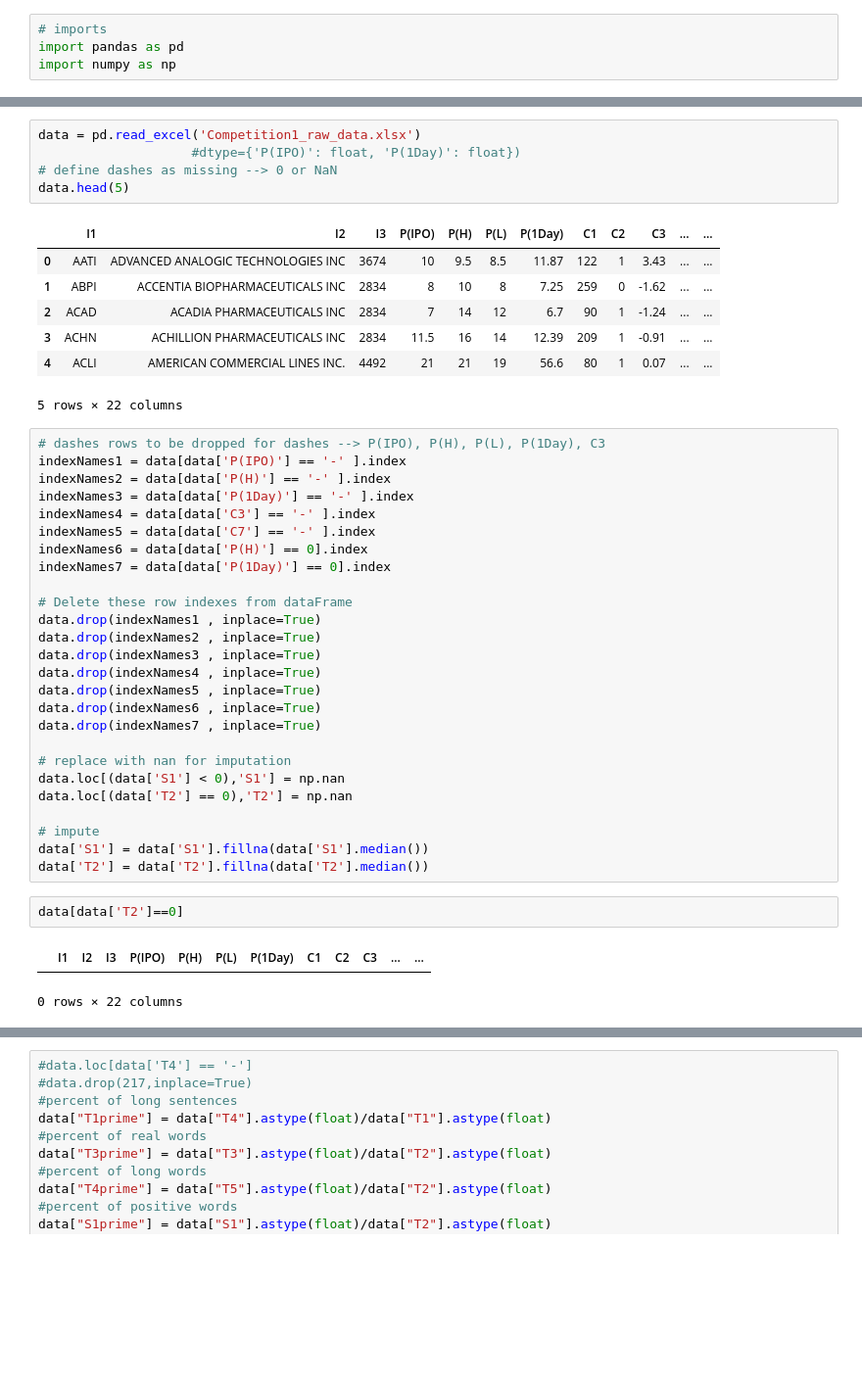
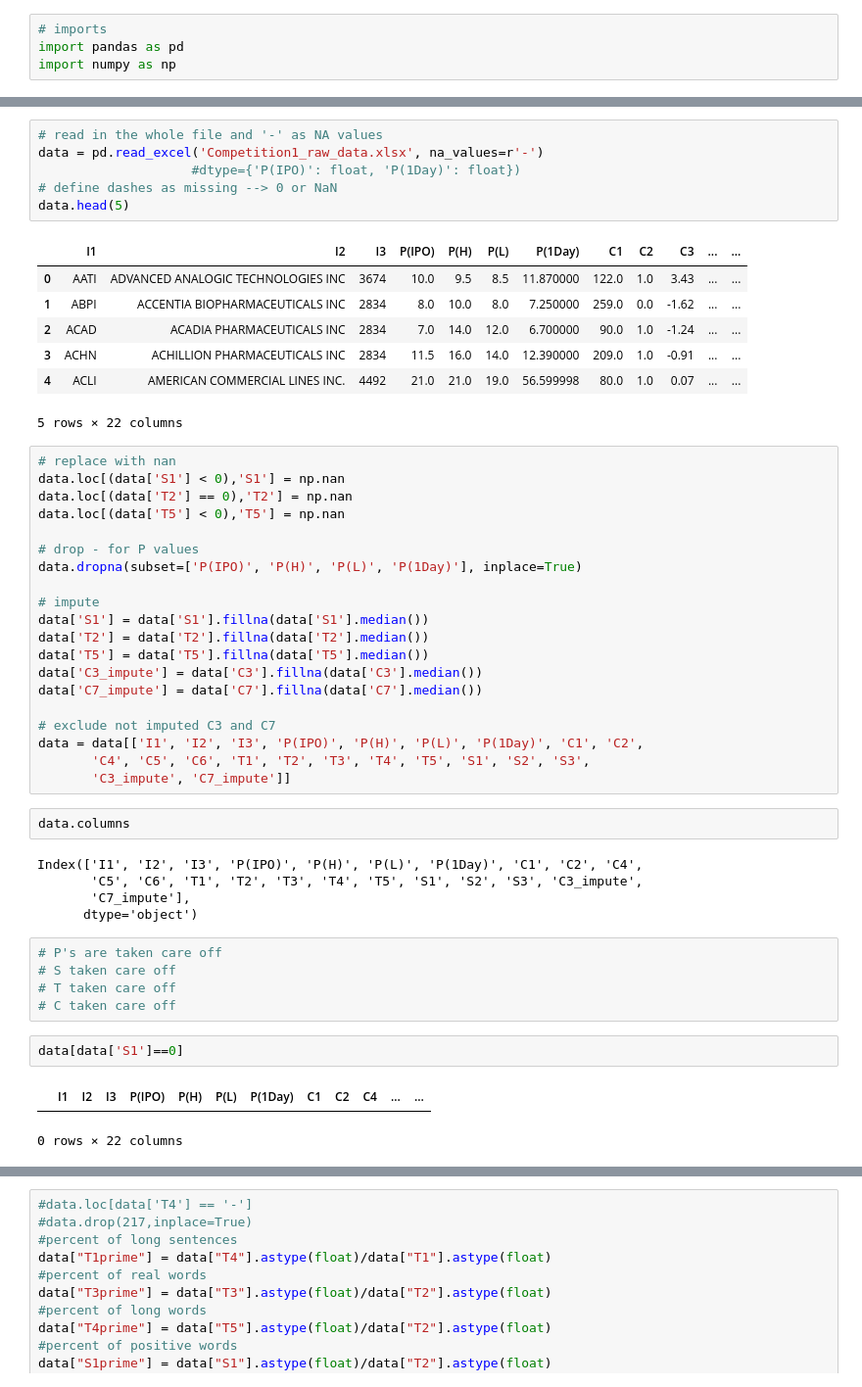
Before and after one commit to fairfield-university-ba545/project1-mem, a Jupyter notebook: ERIK_TEST.ipynb, the cells around one changed output, grey strips where cells are left out. Shown at 98% size. Saved outputs shown, nothing was run; the diff lists cells and outputs as text; blank space fills up the shorter version.

```diff
--- a/ERIK_TEST.ipynb
+++ b/ERIK_TEST.ipynb
@@ -5,44 +15,51 @@ import numpy as np
 # %%
-data = pd.read_excel('Competition1_raw_data.xlsx')
+# read in the whole file and '-' as NA values
+data = pd.read_excel('Competition1_raw_data.xlsx', na_values=r'-')
                     #dtype={'P(IPO)': float, 'P(1Day)': float})
 # define dashes as missing --> 0 or NaN
 data.head(5)
 # %% [output]
 |  | I1 | I2 | I3 | P(IPO) | P(H) | P(L) | P(1Day) | C1 | C2 | C3 | ... | ... |
-| 0 | AATI | ADVANCED ANALOGIC TECHNOLOGIES INC | 3674 | 10 | 9.5 | 8.5 | 11.87 | 122 | 1 | 3.43 | ... | ... |
-| 1 | ABPI | ACCENTIA BIOPHARMACEUTICALS INC | 2834 | 8 | 10 | 8 | 7.25 | 259 | 0 | -1.62 | ... | ... |
-| 2 | ACAD | ACADIA PHARMACEUTICALS INC | 2834 | 7 | 14 | 12 | 6.7 | 90 | 1 | -1.24 | ... | ... |
-| 3 | ACHN | ACHILLION PHARMACEUTICALS INC | 2834 | 11.5 | 16 | 14 | 12.39 | 209 | 1 | -0.91 | ... | ... |
-| 4 | ACLI | AMERICAN COMMERCIAL LINES INC. | 4492 | 21 | 21 | 19 | 56.6 | 80 | 1 | 0.07 | ... | ... |
+| 0 | AATI | ADVANCED ANALOGIC TECHNOLOGIES INC | 3674 | 10.0 | 9.5 | 8.5 | 11.870000 | 122.0 | 1.0 | 3.43 | ... | ... |
+| 1 | ABPI | ACCENTIA BIOPHARMACEUTICALS INC | 2834 | 8.0 | 10.0 | 8.0 | 7.250000 | 259.0 | 0.0 | -1.62 | ... | ... |
+| 2 | ACAD | ACADIA PHARMACEUTICALS INC | 2834 | 7.0 | 14.0 | 12.0 | 6.700000 | 90.0 | 1.0 | -1.24 | ... | ... |
+| 3 | ACHN | ACHILLION PHARMACEUTICALS INC | 2834 | 11.5 | 16.0 | 14.0 | 12.390000 | 209.0 | 1.0 | -0.91 | ... | ... |
+| 4 | ACLI | AMERICAN COMMERCIAL LINES INC. | 4492 | 21.0 | 21.0 | 19.0 | 56.599998 | 80.0 | 1.0 | 0.07 | ... | ... |
 5 rows × 22 columns
-# %%
-# dashes rows to be dropped for dashes --> P(IPO), P(H), P(L), P(1Day), C3
-indexNames1 = data[data['P(IPO)'] == '-' ].index
-indexNames2 = data[data['P(H)'] == '-' ].index
-indexNames3 = data[data['P(1Day)'] == '-' ].index
-indexNames4 = data[data['C3'] == '-' ].index
-indexNames5 = data[data['C7'] == '-' ].index
-indexNames6 = data[data['P(H)'] == 0].index
-indexNames7 = data[data['P(1Day)'] == 0].index
-
-# Delete these row indexes from dataFrame
-data.drop(indexNames1 , inplace=True)
-data.drop(indexNames2 , inplace=True)
-data.drop(indexNames3 , inplace=True)
-data.drop(indexNames4 , inplace=True)
-data.drop(indexNames5 , inplace=True)
-data.drop(indexNames6 , inplace=True)
-data.drop(indexNames7 , inplace=True)
-
-# replace with nan for imputation
-data.loc[(data['S1'] < 0),'S1'] = np.nan
-data.loc[(data['T2'] == 0),'T2'] = np.nan
-
-# impute
-data['S1'] = data['S1'].fillna(data['S1'].median())
-data['T2'] = data['T2'].fillna(data['T2'].median())
+# %%
+# replace with nan
+data.loc[(data['S1'] < 0),'S1'] = np.nan
+data.loc[(data['T2'] == 0),'T2'] = np.nan
+data.loc[(data['T5'] < 0),'T5'] = np.nan
+
+# drop - for P values
+data.dropna(subset=['P(IPO)', 'P(H)', 'P(L)', 'P(1Day)'], inplace=True)
+
+# impute
+data['S1'] = data['S1'].fillna(data['S1'].median())
+data['T2'] = data['T2'].fillna(data['T2'].median())
+data['T5'] = data['T5'].fillna(data['T5'].median())
+data['C3_impute'] = data['C3'].fillna(data['C3'].median())
+data['C7_impute'] = data['C7'].fillna(data['C7'].median())
+
+# exclude not imputed C3 and C7
+data = data[['I1', 'I2', 'I3', 'P(IPO)', 'P(H)', 'P(L)', 'P(1Day)', 'C1', 'C2',
+       'C4', 'C5', 'C6', 'T1', 'T2', 'T3', 'T4', 'T5', 'S1', 'S2', 'S3',
+       'C3_impute', 'C7_impute']]
+# %%
+data.columns
+# %% [output]
+Index(['I1', 'I2', 'I3', 'P(IPO)', 'P(H)', 'P(L)', 'P(1Day)', 'C1', 'C2', 'C4',
+       'C5', 'C6', 'T1', 'T2', 'T3', 'T4', 'T5', 'S1', 'S2', 'S3', 'C3_impute',
+       'C7_impute'],
+      dtype='object')
+# %%
+# P's are taken care off
+# S taken care off
+# T taken care off
+# C taken care off
 # %%
-data[data['T2']==0]
+data[data['S1']==0]
 # %% [output]
-|  | I1 | I2 | I3 | P(IPO) | P(H) | P(L) | P(1Day) | C1 | C2 | C3 | ... | ... |
+|  | I1 | I2 | I3 | P(IPO) | P(H) | P(L) | P(1Day) | C1 | C2 | C4 | ... | ... |
 0 rows × 22 columns
```
Also changed, not shown: parts of 19 cells of this notebook, 2 other files.
